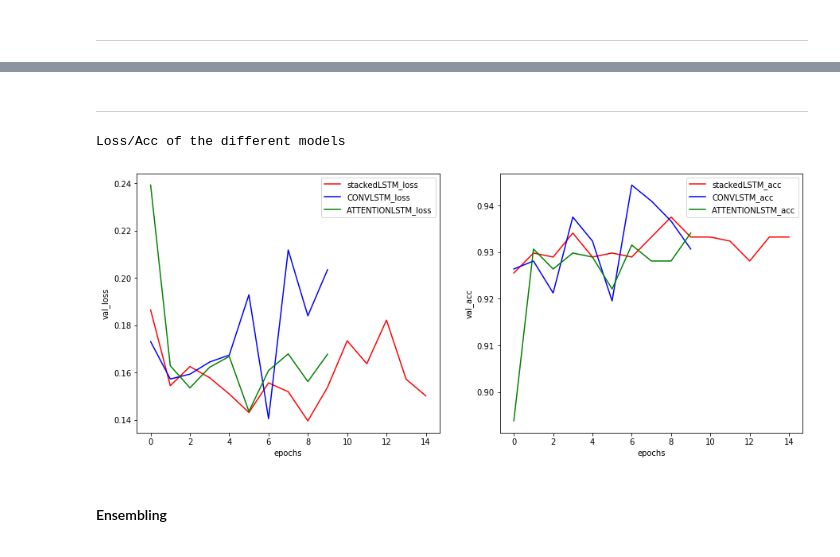
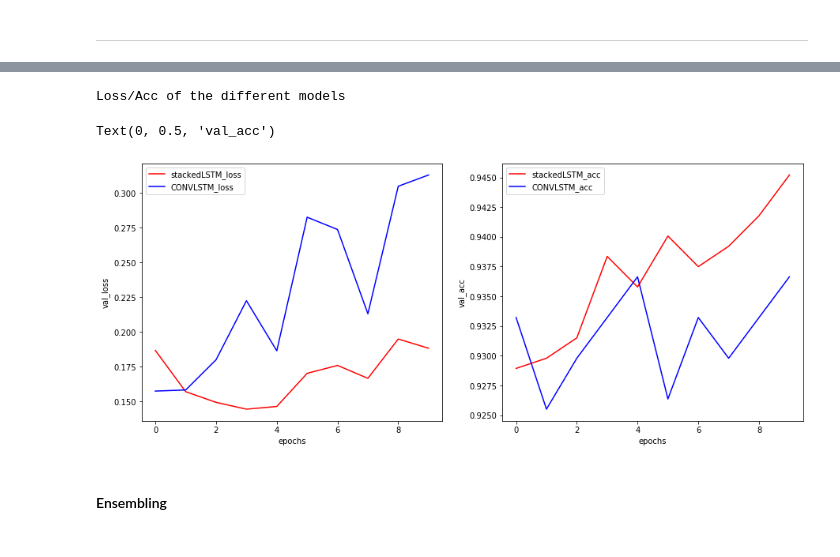
Before and after one commit to MarouaneMaatouk/Tweets-Classification, a Jupyter notebook: orcl.ipynb, the cells around one changed output, grey strips where cells are left out. Cells and saved outputs as stored; diff of their text form; code cells hidden in the pictures.

```diff
--- a/orcl.ipynb
+++ b/orcl.ipynb
@@ -999,7 +1088,7 @@ def StackedLSTM_TweetModel(n_a, n_l, DROPOUT, S_DROPOUT , input_shape =  (25,)):
 
   return model
 # %%
-stackedLSTM_TweetModel = StackedLSTM_TweetModel(64, 32, 0.2, 0, 0.2, (MAXLEN,))
+stackedLSTM_TweetModel = StackedLSTM_TweetModel(64, 32, 0.5, 0.001, (MAXLEN,))
 stackedLSTM_TweetModel.summary()
 # %% [output]
 Model: "StackedLSTM_TweetModel"
@@ -1026,5 +1115,5 @@ ckpt = ModelCheckpoint('stackedLSTM_TweetModel.h5',
                              mode='min',
                              save_best_only=True,
                              verbose=1)
-history1 = stackedLSTM_TweetModel.fit(x_train, Y_train, batch_size= 32, epochs = 15, validation_data= (x_dev, Y_dev), verbose = 1, callbacks = [ckpt])
+history1 = stackedLSTM_TweetModel.fit(x_train, Y_train, batch_size= 32, epochs = 10, validation_data= (x_dev, Y_dev), verbose = 1, callbacks = [ckpt])
 # %% [output]
@@ -1077,24 +1166,27 @@ Image('convlstm_architecture.PNG')
 # %%
 #Conv-LSTM architecture
 
-def CNNLSTM_TweetModel(n_a, n_l, DROPOUT, S_DROPOUT,  input_shape =  (25,)):
+def CNNLSTM_TweetModel(n_a, n_l, DROPOUT, lr,  input_shape =  (25,)):
 
   sentence_ind = Input(shape = input_shape)
 
   emb_layer = pretrained_emb()
   emb_layer = emb_layer(sentence_ind)
-  emb_layer = SpatialDropout1D(S_DROPOUT)(emb_layer)
+
 
   conv1 = Conv1D(filters = 32, kernel_size = 3, padding='same', activation='relu')(emb_layer)
+  conv1 = MaxPooling1D(pool_size=2)(conv1)
   conv2 = Conv1D(filters = 32, kernel_size = 5, padding='same', activation='relu')(emb_layer)
+  conv2 = MaxPooling1D(pool_size=2)(conv2)
   conv3 = Conv1D(filters = 32, kernel_size = 7, padding='same', activation='relu')(emb_layer)
+  conv3 = MaxPooling1D(pool_size=2)(conv3)
 
   concat = concatenate([conv1, conv2, conv3])
-  pool = MaxPooling1D(pool_size=2)(concat)
 
-  lstm = Bidirectional(CuDNNLSTM(n_a,  return_sequences = True, name = 'LSTM-1'))(pool)
+
+  lstm = Bidirectional(CuDNNLSTM(n_a))(concat)
   X = Dropout(DROPOUT)(lstm)
-  X = Flatten()(X)
+
 
   X = Dense(n_l, activation="relu")(X)
   X = Dropout(DROPOUT)(X)
@@ -1103,12 +1195,12 @@ def CNNLSTM_TweetModel(n_a, n_l, DROPOUT, S_DROPOUT,  input_shape =  (25,)):
 
   model = Model(inputs=sentence_ind, outputs = output, name = "CNNLSTM_TweetModel")
 
-  opt = adam(lr=0.001, decay = 0.0001)
+  opt = adam(lr=lr, decay = lr/10)
   model.compile(loss= 'binary_crossentropy', optimizer = opt, metrics = ["accuracy"])
 
   return model
 # %%
-cnnLSTM_TweetModel = CNNLSTM_TweetModel(64, 32, 0.5, 0.2, (MAXLEN,))
+cnnLSTM_TweetModel = CNNLSTM_TweetModel(64, 32, 0.5, .001, (MAXLEN,))
 cnnLSTM_TweetModel.summary()
 # %% [output]
 WARNING:tensorflow:From /usr/local/lib/python3.6/dist-packages/keras/backend/tensorflow_backend.py:4267: The name tf.nn.max_pool is deprecated. Please use tf.nn.max_pool2d instead.
@@ -1323,33 +1274,32 @@ test evaluation: 0.1432203612217395  /  0.9332477535301669
-# %% [markdown]
----
 # %%
+import matplotlib.pyplot as plt
 l1 = history1.history['val_loss']
 l2 = history2.history['val_loss']
-l3 = history3.history['val_loss']
+
 
 acc1 = history1.history['val_acc']
 acc2 = history2.history['val_acc']
-acc3 = history3.history['val_acc']
+
 
 fig, ax = plt.subplots(1, 2, figsize = (6,6))
 fig.set_size_inches(15,6)
 
 print('Loss/Acc of the different models')
 
 sns.lineplot(y= l1, x = np.arange(len(l1)), label = 'stackedLSTM_loss', color = 'r', ax= ax[0])
 sns.lineplot(y= l2, x = np.arange(len(l2)), label = 'CONVLSTM_loss', color = 'b',  ax= ax[0])
-sns.lineplot(y= l3, x = np.arange(len(l3)), label = 'ATTENTIONLSTM_loss', color = 'g', ax= ax[0])
 ax[0].set_xlabel('epochs')
 ax[0].set_ylabel('val_loss')
 
 sns.lineplot(y= acc1, x = np.arange(len(acc1)), label = 'stackedLSTM_acc', color = 'r', ax= ax[1])
 sns.lineplot(y= acc2, x = np.arange(len(acc2)), label = 'CONVLSTM_acc', color = 'b',  ax= ax[1])
-sns.lineplot(y= acc3, x = np.arange(len(acc3)), label = 'ATTENTIONLSTM_acc', color = 'g', ax= ax[1])
+
 ax[1].set_xlabel('epochs')
 ax[1].set_ylabel('val_acc')
 # %% [output]
 Loss/Acc of the different models
+Text(0, 0.5, 'val_acc')
-[figure, old version]
+[figure, new version]
 # %% [markdown]
 ####  Ensembling
 <a id="c36"></a>
```
Also changed, not shown: parts of 78 cells of this notebook.
